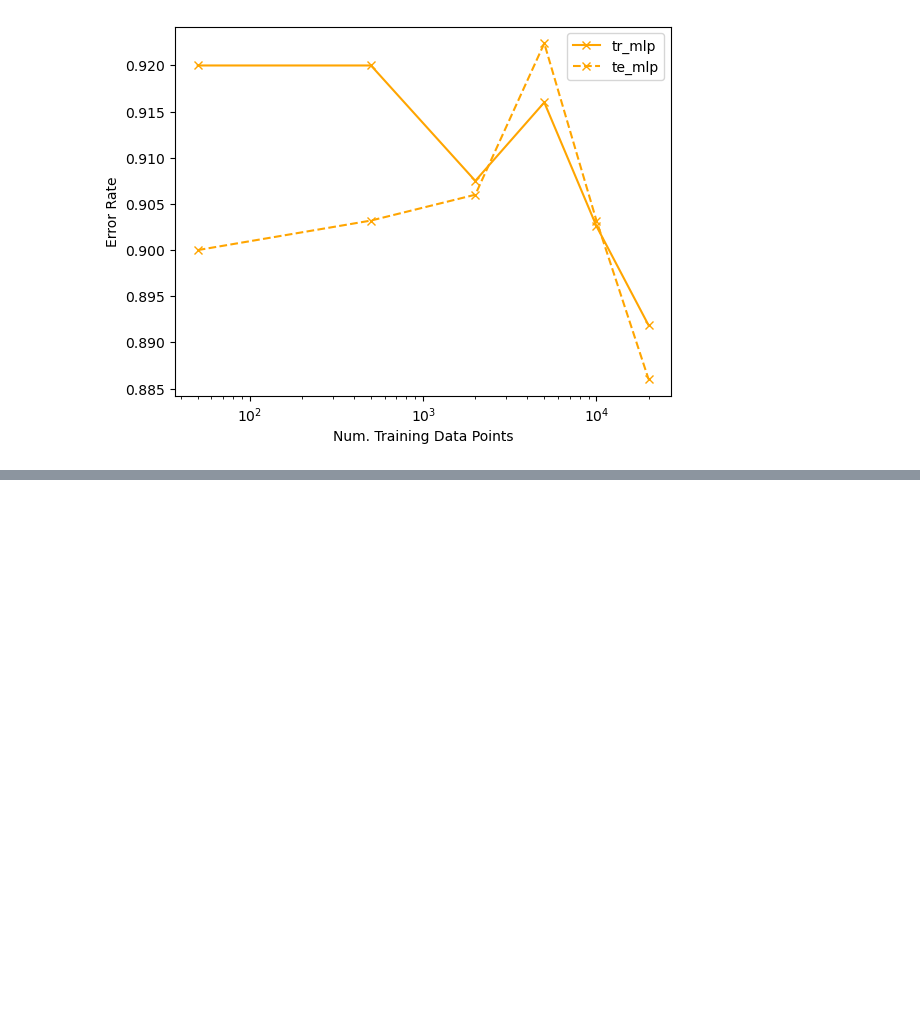
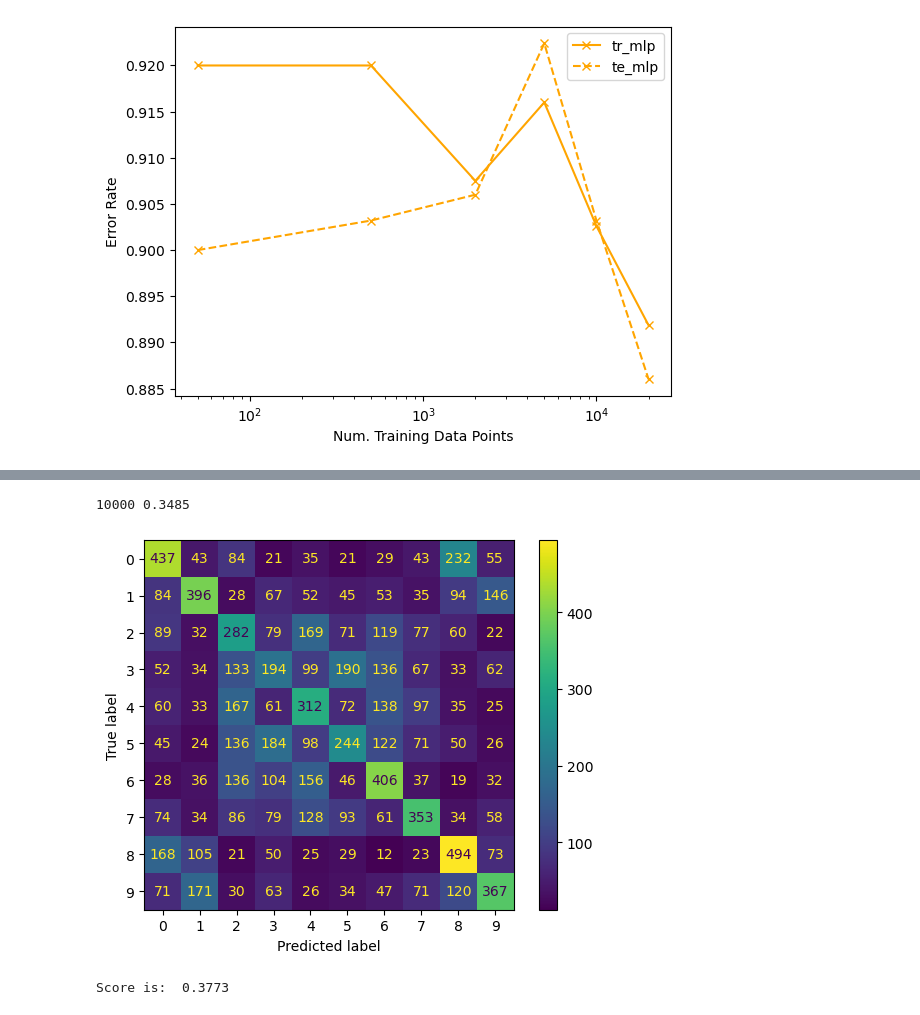
Before and after one commit to jordany33/CIFAR-10-Image-Classification, a Jupyter notebook: CIFAR-10_Neural_Network.ipynb, the cells around one changed output, grey strips where cells are left out. Saved outputs shown, nothing was run; the diff lists cells and outputs as text; code cells hidden in the pictures; blank space fills up the shorter version.

```diff
--- a/CIFAR-10_Neural_Network.ipynb
+++ b/CIFAR-10_Neural_Network.ipynb
@@ -174,0 +217,15 @@ plot_errors_for_train_sizes_cnn(tr_err, te_err, train_sizes)
+# %%
+from sklearn.preprocessing import StandardScaler
+
+def scale_data(X_tr, X_te):
+
+    X_tr_flat = X_tr.reshape(X_tr.shape[0], -1)
+    X_te_flat = X_te.reshape(X_te.shape[0], -1)
+
+    scaler = StandardScaler()
+    X_tr_scaled = scaler.fit_transform(X_tr_flat)
+    X_te_scaled = scaler.transform(X_te_flat)
+
+    return X_tr_scaled, X_te_scaled
+
+X_tr_scaled, X_te_scaled = scale_data(X_tr, X_te)
@@ -174,0 +302,25 @@ plot_errors_for_train_sizes_cnn(tr_err, te_err, train_sizes)
+# %%
+from sklearn.metrics import accuracy_score, confusion_matrix, ConfusionMatrixDisplay
+
+def plot_confusion_matrix(model):
+
+    # Make predictions on training and testing data
+    y_pre = model.predict(X_te_scaled)
+    print(len(X_te_scaled), model.score(X_te_scaled, y_te))
+
+
+    # Evaluate confusion matrix using your function compute_confusion_matrix
+    cm = confusion_matrix(y_te, y_pre)
+    disp = ConfusionMatrixDisplay(confusion_matrix = cm)
+    disp.plot()
+
+plot_confusion_matrix(mlp)
+# %% [output]
+10000 0.3485
+[figure, added]
+# %%
+mlp = MLPClassifier(hidden_layer_sizes=(512), activation='relu', solver='sgd', learning_rate_init=0.001, batch_size=256, random_state=seed, max_iter=1000)
+mlp.fit(X_tr_scaled[:10000], y_tr[:10000])
+print("Score is: ", mlp.score(X_te_scaled, y_te))
+# %% [output]
+Score is:  0.3773
```
Also changed, not shown: parts of 14 cells of this notebook.
